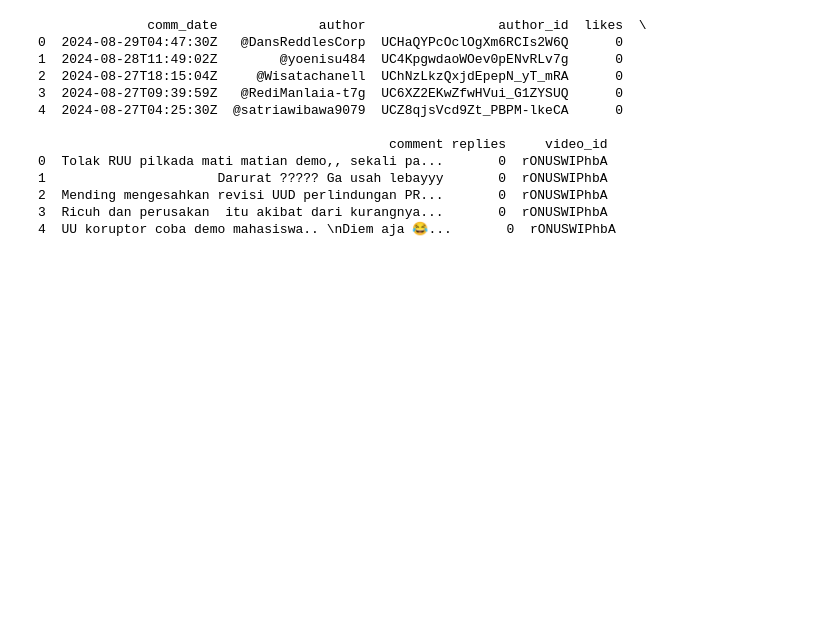
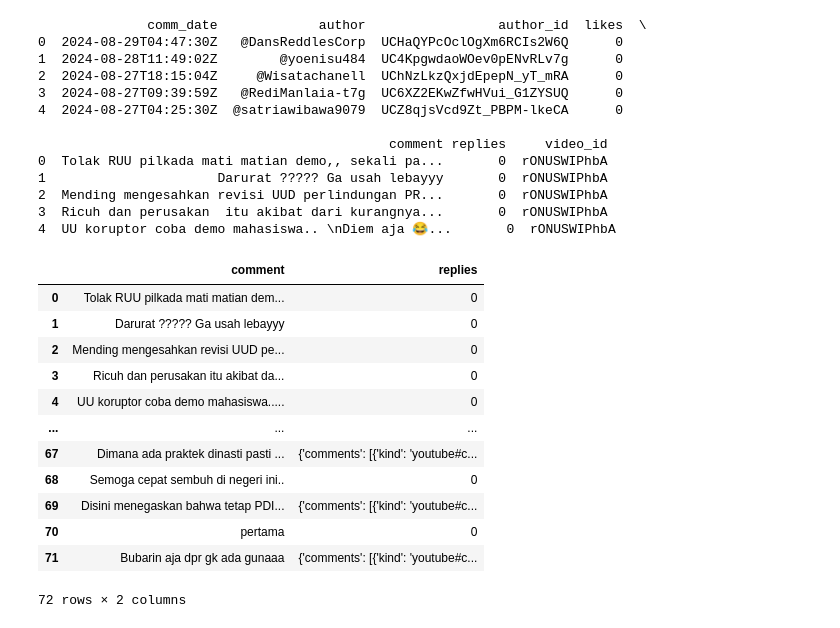
Before and after one commit to ulimamunas/SentimentAnalysis-Bengkod, a Jupyter notebook: sentiment.ipynb, the cells around one changed output. Cells and saved outputs as stored; diff of their text form; code cells hidden in the pictures; blank space fills up the shorter version.

Commit message:
Major update (cleaning data)

```diff
--- a/sentiment.ipynb
+++ b/sentiment.ipynb
@@ -110,3 +164,20 @@ print(data.head())
 2  Mending mengesahkan revisi UUD perlindungan PR...       0  rONUSWIPhbA
 3  Ricuh dan perusakan  itu akibat dari kurangnya...       0  rONUSWIPhbA
 4  UU koruptor coba demo mahasiswa.. \nDiem aja 😂...       0  rONUSWIPhbA
+# %%
+data_nw = data.drop(['comm_date',"author", 'author_id',"likes",'video_id'], axis=1 )
+data_nw
+# %% [output]
+|  | comment | replies |
+| 0 | Tolak RUU pilkada mati matian dem... | 0 |
+| 1 | Darurat ????? Ga usah lebayyy | 0 |
+| 2 | Mending mengesahkan revisi UUD pe... | 0 |
+| 3 | Ricuh dan perusakan itu akibat da... | 0 |
+| 4 | UU koruptor coba demo mahasiswa..... | 0 |
+| ... | ... | ... |
+| 67 | Dimana ada praktek dinasti pasti ... | {'comments': [{'kind': 'youtube#c... |
+| 68 | Semoga cepat sembuh di negeri ini.. | 0 |
+| 69 | Disini menegaskan bahwa tetap PDI... | {'comments': [{'kind': 'youtube#c... |
+| 70 | pertama | 0 |
+| 71 | Bubarin aja dpr gk ada gunaaa | {'comments': [{'kind': 'youtube#c... |
+72 rows × 2 columns
```
Also changed, not shown: parts of 11 cells of this notebook.
